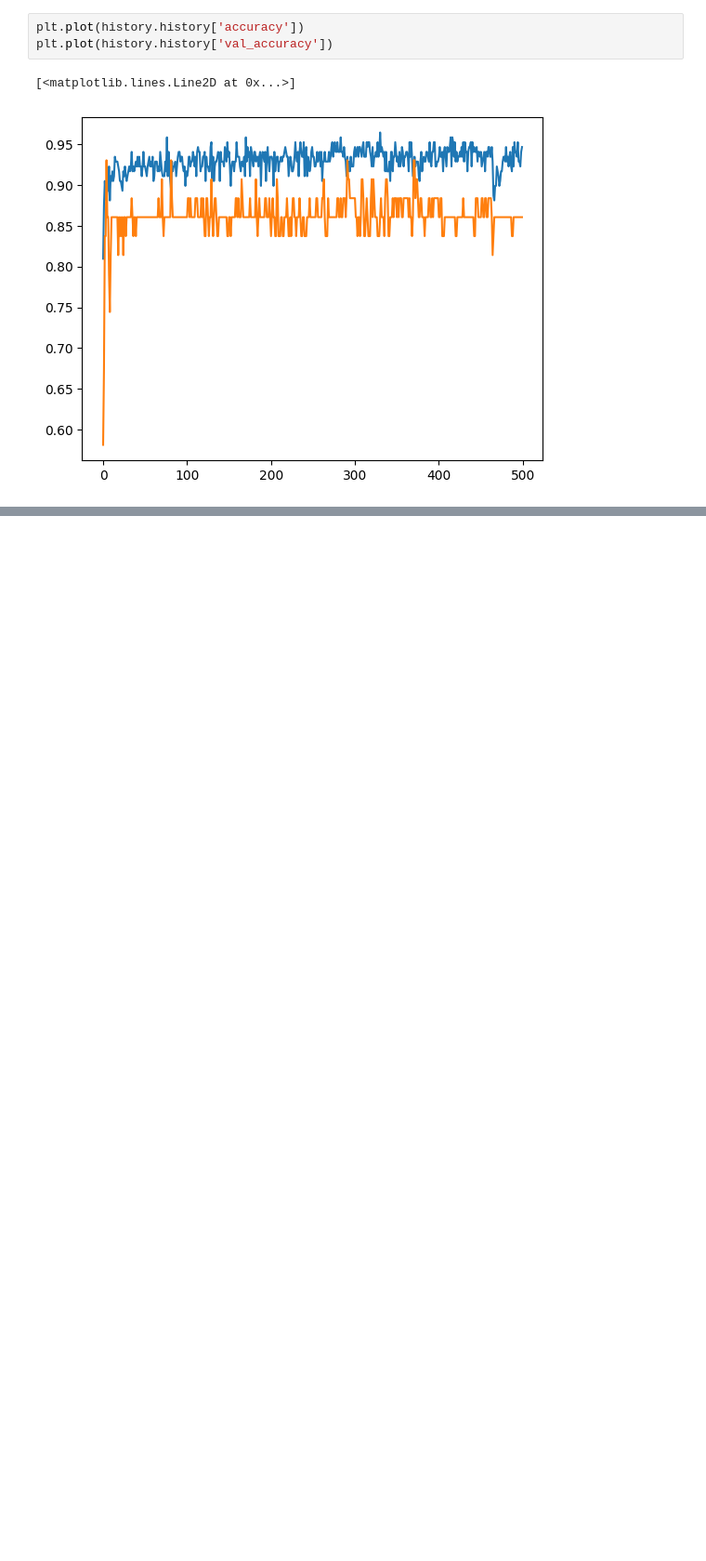
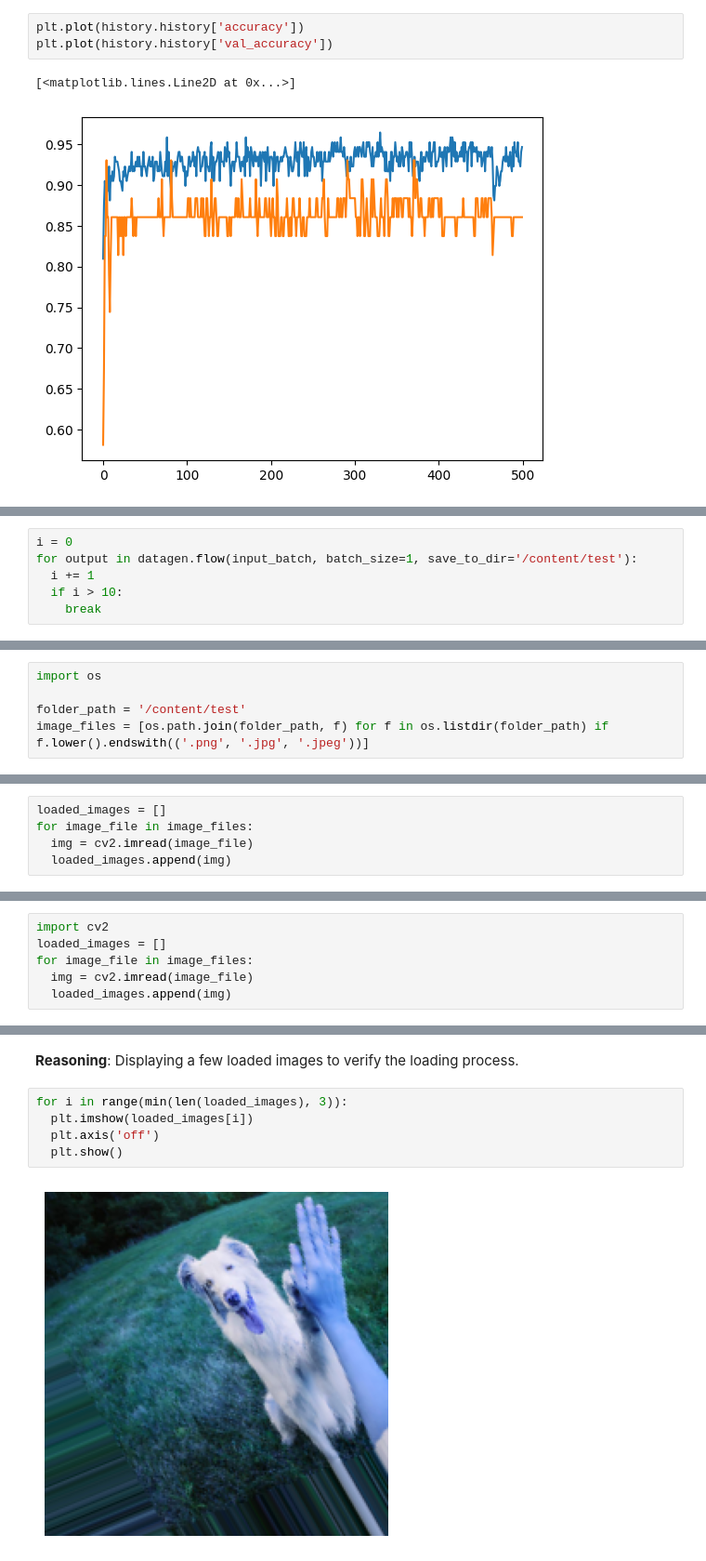
Before and after one commit to kunj10/DeepLearning, a Jupyter notebook: notebook/DL_Practicals.ipynb, the cells around one changed output, grey strips where cells are left out. Shown at 93% size. Drawn from its saved outputs; the diff is of its cells as text; blank space fills up the shorter version.

```diff
--- a/notebook/DL_Practicals.ipynb
+++ b/notebook/DL_Practicals.ipynb
@@ -1002,0 +1433,6 @@ plt.plot(history.history['val_accuracy'])
+# %%
+i = 0
+for output in datagen.flow(input_batch, batch_size=1, save_to_dir='/content/test'):
+  i += 1
+  if i > 10:
+    break
@@ -1002,0 +1737,5 @@ plt.plot(history.history['val_accuracy'])
+# %%
+import os
+
+folder_path = '/content/test'
+image_files = [os.path.join(folder_path, f) for f in os.listdir(folder_path) if f.lower().endswith(('.png', '.jpg', '.jpeg'))]
@@ -1002,0 +1750,5 @@ plt.plot(history.history['val_accuracy'])
+# %%
+loaded_images = []
+for image_file in image_files:
+  img = cv2.imread(image_file)
+  loaded_images.append(img)
@@ -1002,0 +1758,6 @@ plt.plot(history.history['val_accuracy'])
+# %%
+import cv2
+loaded_images = []
+for image_file in image_files:
+  img = cv2.imread(image_file)
+  loaded_images.append(img)
@@ -1002,0 +1769,10 @@ plt.plot(history.history['val_accuracy'])
+# %% [markdown]
+**Reasoning**:
+Displaying a few loaded images to verify the loading process.
+# %%
+for i in range(min(len(loaded_images), 3)):
+  plt.imshow(loaded_images[i])
+  plt.axis('off')
+  plt.show()
+# %% [output]
+[figure, added]
```
Also changed, not shown: parts of 135 cells of this notebook, 2 other files.
